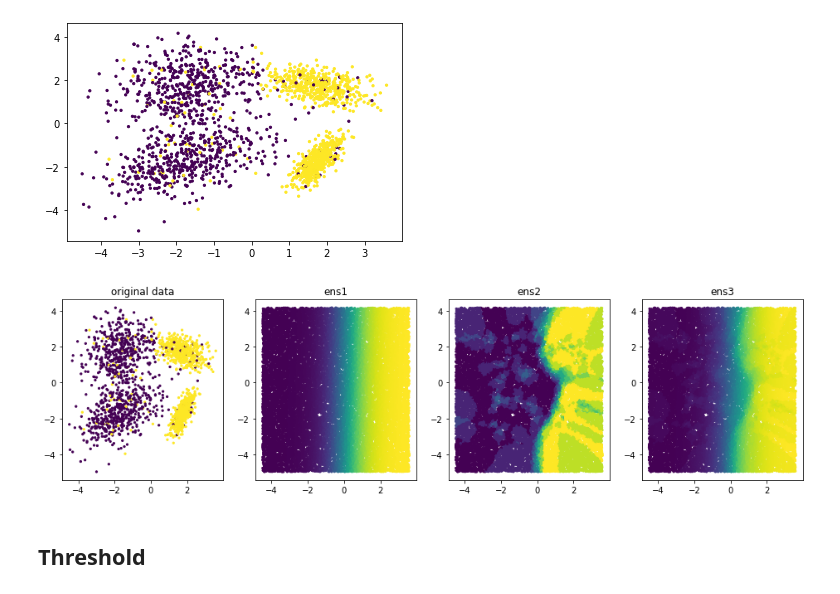
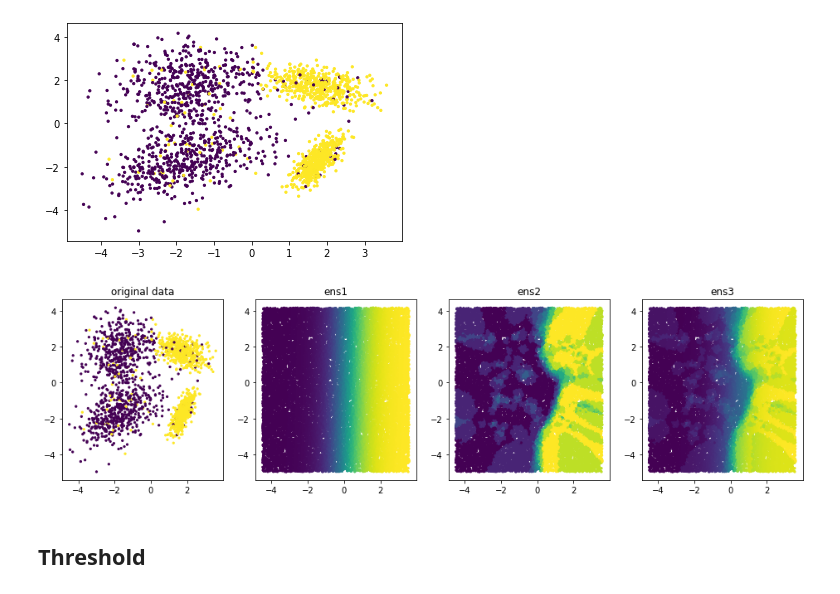
Before and after one commit to Verobornancini/CHALLENGES, a Jupyter notebook: Scikit-Learn/04_meta_estimadores.ipynb, the cells around one changed output. Drawn from its saved outputs; the diff is of its cells as text; code cells hidden in the pictures.

```diff
--- a/Scikit-Learn/04_meta_estimadores.ipynb
+++ b/Scikit-Learn/04_meta_estimadores.ipynb
@@ -45,16 +45,21 @@ def make_plots():
     plt.scatter(X_new[:, 0], X_new[:, 1], c=clf3.predict_proba(X_new)[:, 1], s=5)
     plt.title("ens3");
 # %%
+# defino el clasificador 1 que quiero comparar
 clf1 = LogisticRegression().fit(X, y)
+
+# defino el clasificador 2 que quiero comparar
 clf2 = KNeighborsClassifier(n_neighbors=10).fit(X, y)
+
+# realizo la comparación entre ambos clasificadores en el parámetro "estimators"
 clf3 = VotingClassifier(estimators=[('clf1', clf1), ('clf2', clf2)],
                         voting='soft',
-                        weights=[10.5, 2.5])
+                        weights=[0.5, 0.5]) # pesos que le asigno a cada uno de los clasificadores
 clf3.fit(X, y)
 
 make_plots()
 # %% [output]
-[figure, old version]
+[figure, new version]
 # %% [markdown]
 ## Threshold
 # %%
```
Also changed, not shown: parts of 1 cell of this notebook.
